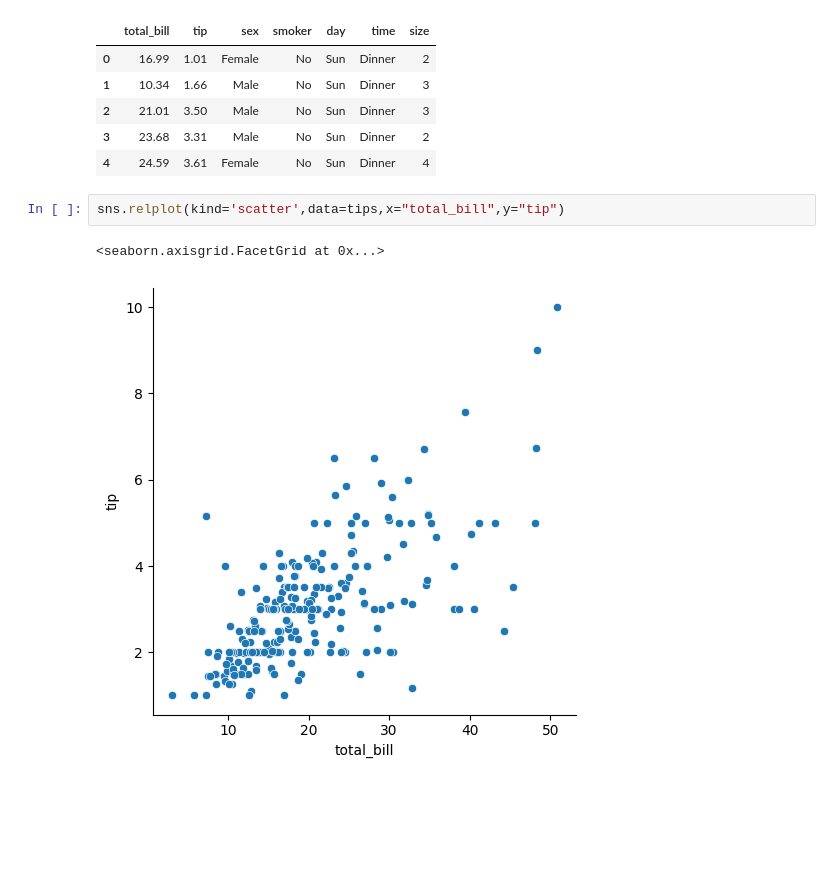
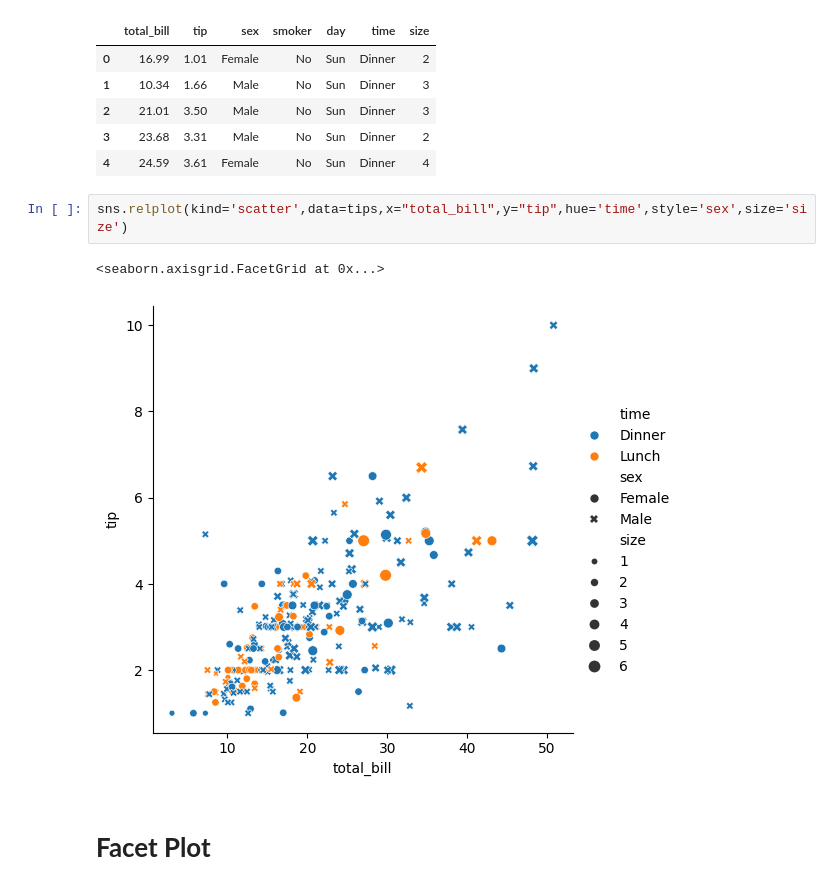
Before and after one commit to kaho0/Abstract, a Jupyter notebook: Shore_16.ipynb, the cells around one changed output. Saved outputs shown, nothing was run; the diff lists cells and outputs as text; blank space fills up the shorter version.

```diff
--- a/Shore_16.ipynb
+++ b/Shore_16.ipynb
@@ -36,7 +36,9 @@ tips.head(5)
 | 3 | 23.68 | 3.31 | Male | No | Sun | Dinner | 2 |
 | 4 | 24.59 | 3.61 | Female | No | Sun | Dinner | 4 |
 # %%
-sns.relplot(kind='scatter',data=tips,x="total_bill",y="tip")
+sns.relplot(kind='scatter',data=tips,x="total_bill",y="tip",hue='time',style='sex',size='size')
 # %% [output]
 <seaborn.axisgrid.FacetGrid at 0x...>
-[figure, old version]
+[figure, new version]
+# %% [markdown]
+# **Facet Plot**
```
Also changed, not shown: parts of 7 cells of this notebook.
